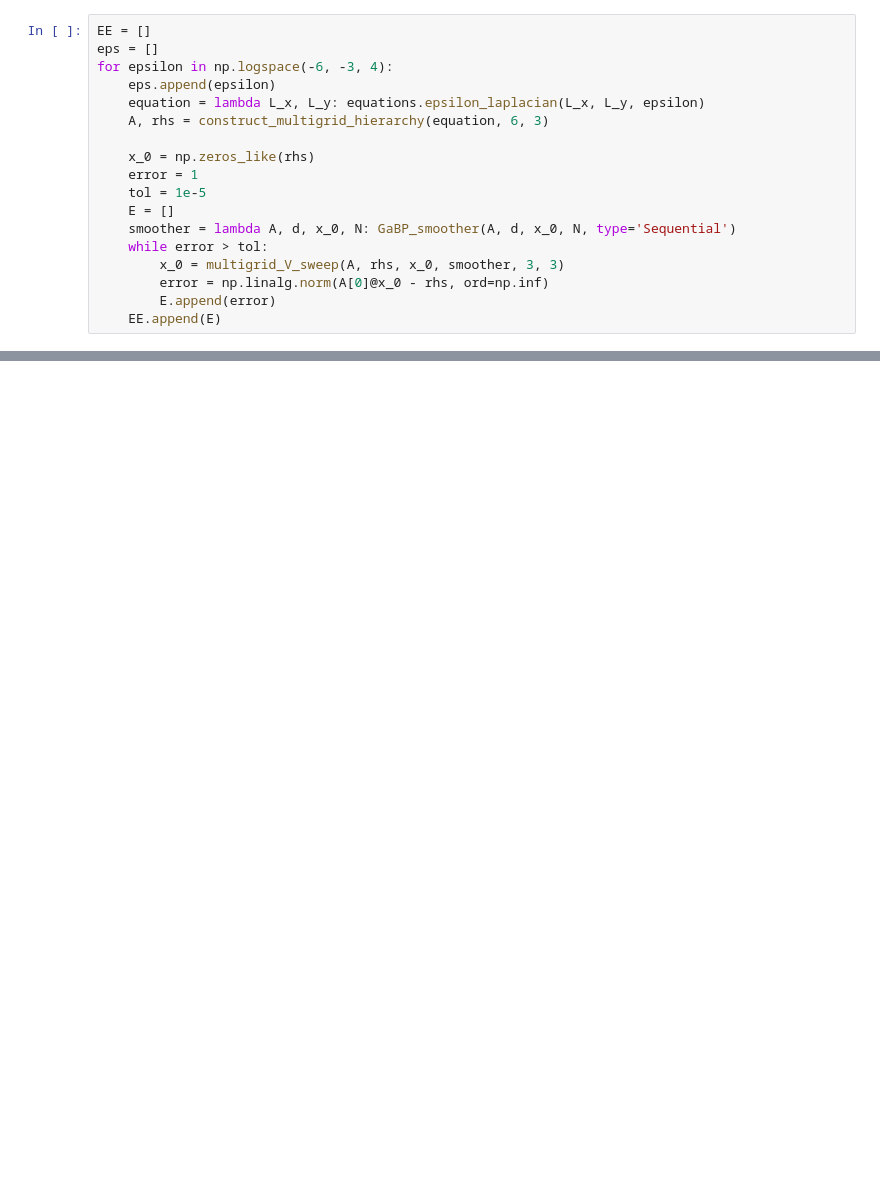
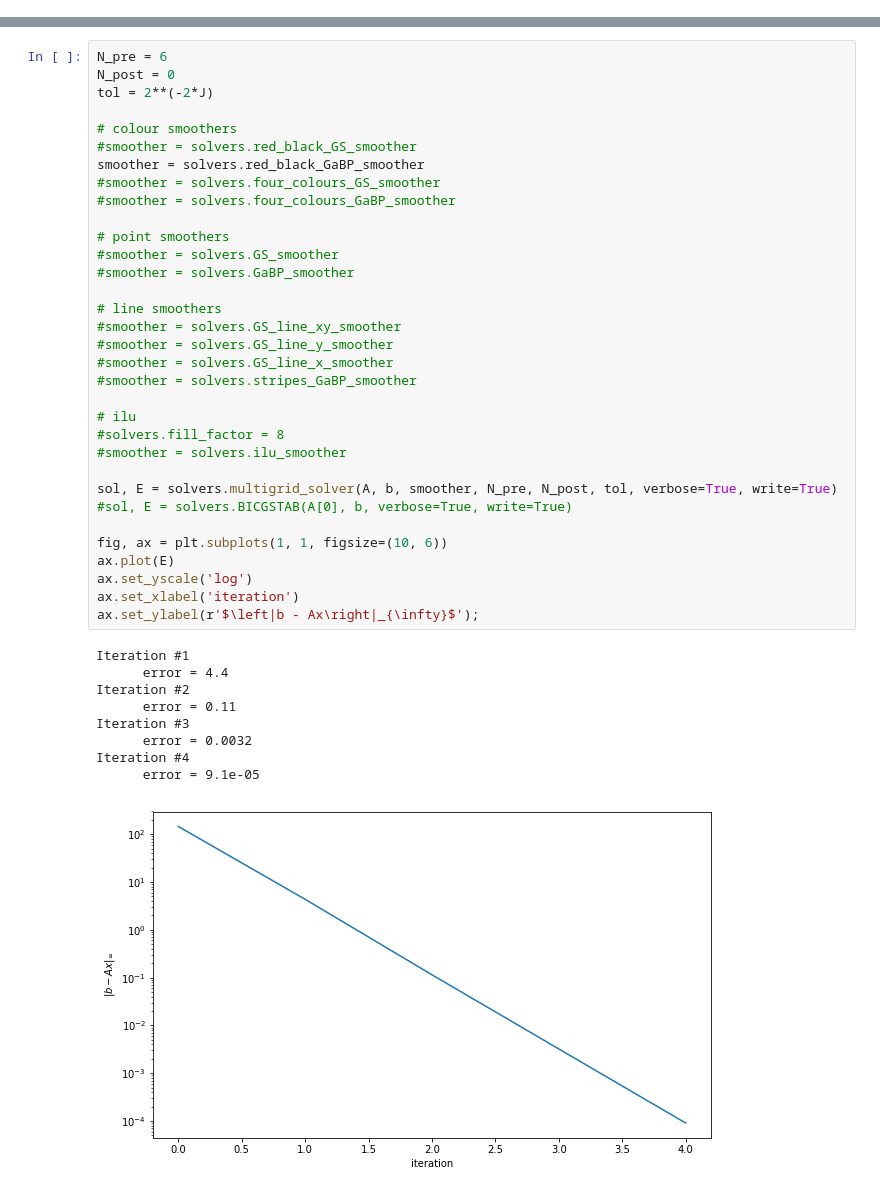
Before and after one commit to VLSF/GaBP_solvers, a Jupyter notebook: multigrid and GaBP.ipynb, the cells around one changed output, grey strips where cells are left out. Saved outputs shown, nothing was run; the diff lists cells and outputs as text; blank space fills up the shorter version.

```diff
--- a/multigrid and GaBP.ipynb
+++ b/multigrid and GaBP.ipynb
@@ -402,18 +0,0 @@ plt.legend();
-# %%
-EE = []
-eps = []
-for epsilon in np.logspace(-6, -3, 4):
-    eps.append(epsilon)
-    equation = lambda L_x, L_y: equations.epsilon_laplacian(L_x, L_y, epsilon)
-    A, rhs = construct_multigrid_hierarchy(equation, 6, 3)
-
-    x_0 = np.zeros_like(rhs)
-    error = 1
-    tol = 1e-5
-    E = []
-    smoother = lambda A, d, x_0, N: GaBP_smoother(A, d, x_0, N, type='Sequential')
-    while error > tol:
-        x_0 = multigrid_V_sweep(A, rhs, x_0, smoother, 3, 3)
-        error = np.linalg.norm(A[0]@x_0 - rhs, ord=np.inf)
-        E.append(error)
-    EE.append(E)
@@ -1060,0 +58,43 @@ plt.savefig('anisotropic_equation_cos_sweeps.eps', format='eps')
+# %%
+N_pre = 6
+N_post = 0
+tol = 2**(-2*J)
+
+# colour smoothers
+#smoother = solvers.red_black_GS_smoother
+smoother = solvers.red_black_GaBP_smoother
+#smoother = solvers.four_colours_GS_smoother
+#smoother = solvers.four_colours_GaBP_smoother
+
+# point smoothers
+#smoother = solvers.GS_smoother
+#smoother = solvers.GaBP_smoother
+
+# line smoothers
+#smoother = solvers.GS_line_xy_smoother
+#smoother = solvers.GS_line_y_smoother
+#smoother = solvers.GS_line_x_smoother
+#smoother = solvers.stripes_GaBP_smoother
+
+# ilu
+#solvers.fill_factor = 8
+#smoother = solvers.ilu_smoother
+
+sol, E = solvers.multigrid_solver(A, b, smoother, N_pre, N_post, tol, verbose=True, write=True)
+#sol, E = solvers.BICGSTAB(A[0], b, verbose=True, write=True)
+
+fig, ax = plt.subplots(1, 1, figsize=(10, 6))
+ax.plot(E)
+ax.set_yscale('log')
+ax.set_xlabel('iteration')
+ax.set_ylabel(r'$\left|b - Ax\right|_{\infty}$');
+# %% [output]
+Iteration #1
+      error = 4.4
+Iteration #2
+      error = 0.11
+Iteration #3
+      error = 0.0032
+Iteration #4
+      error = 9.1e-05
+[figure, added]
```
Also changed, not shown: parts of 81 cells of this notebook, 7 other files.
